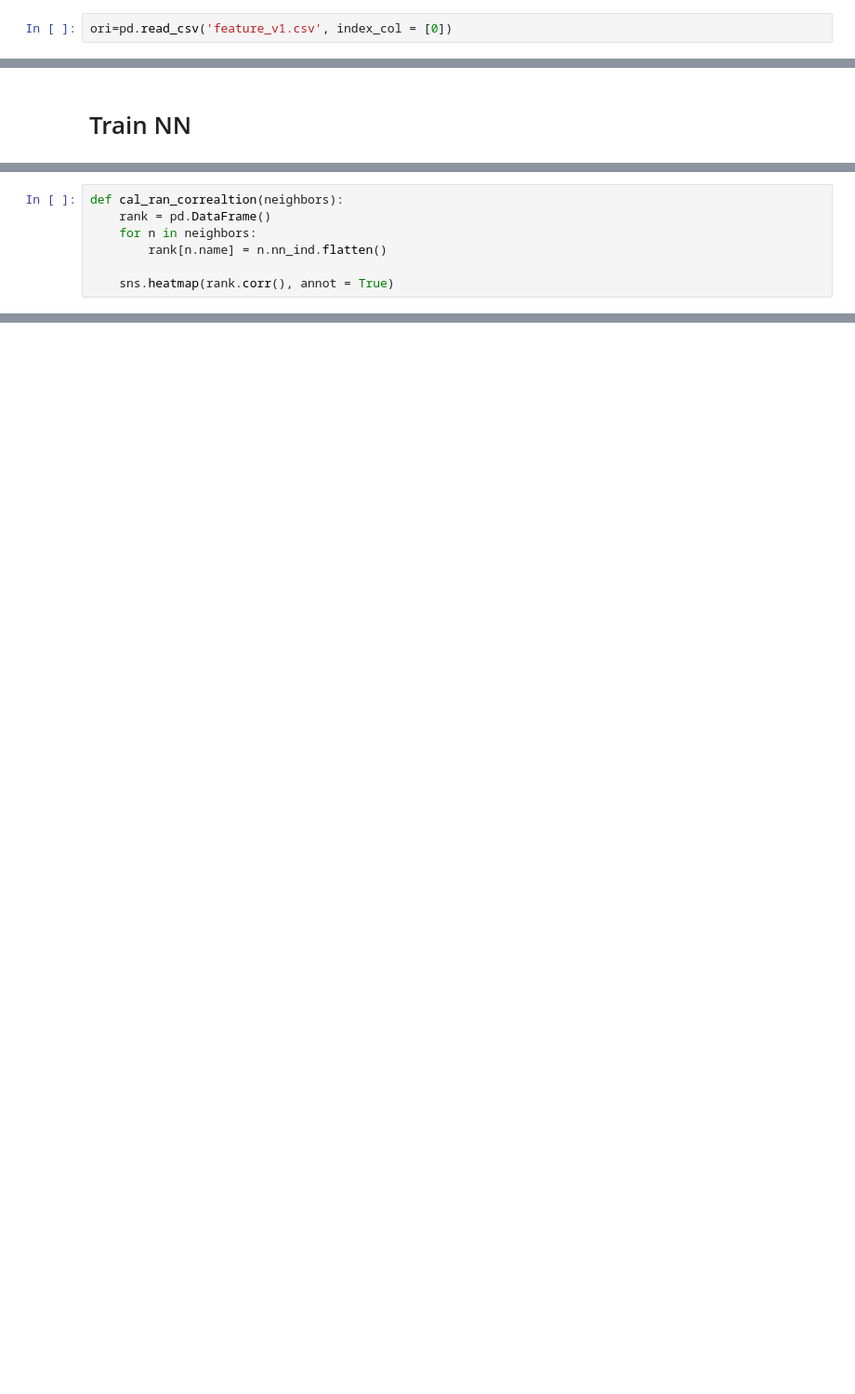
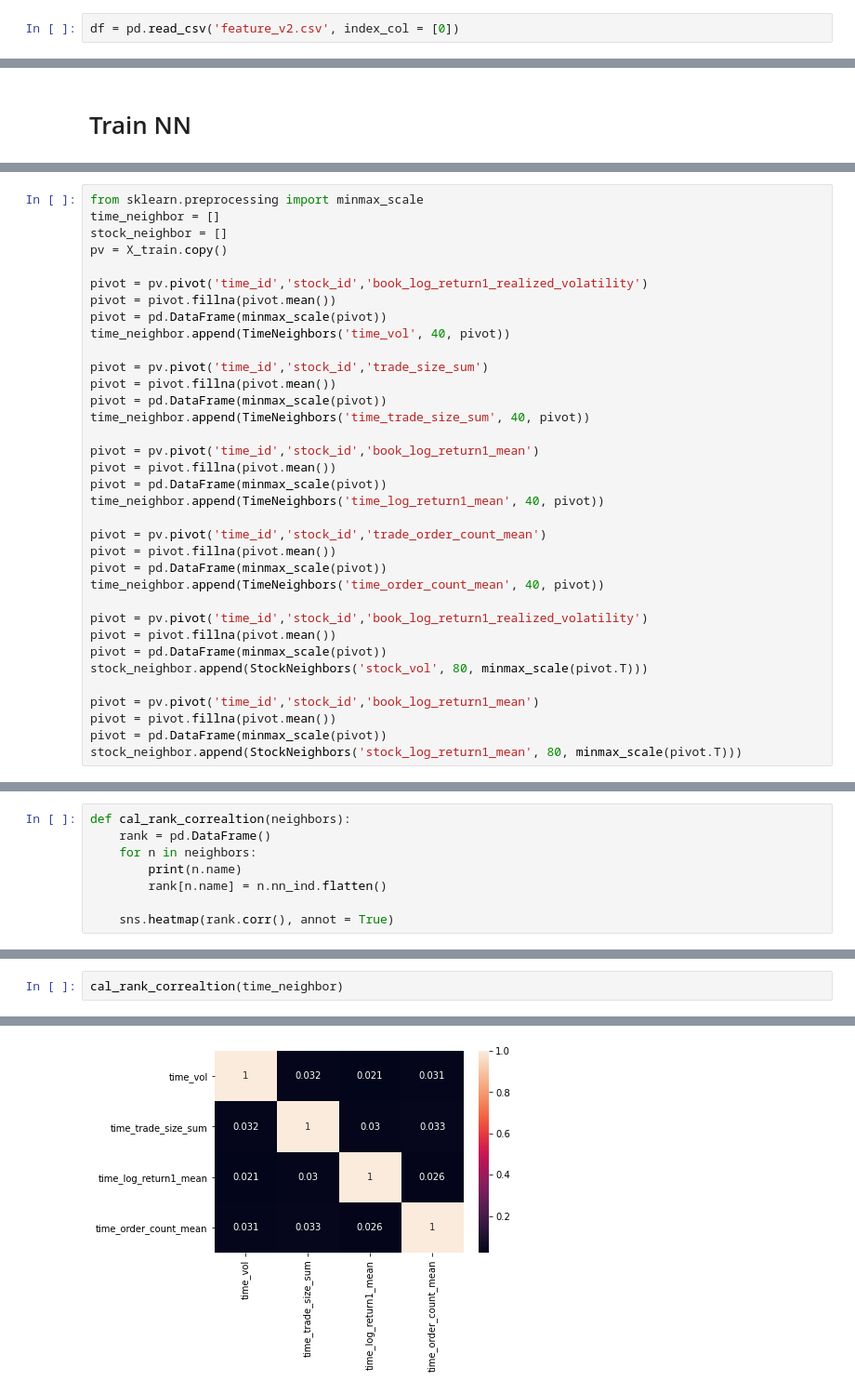
Before and after one commit to guyuuuuu/optiver, a Jupyter notebook: 1st solution/model_selection.ipynb, the cells around one changed output, grey strips where cells are left out. Shown at 93% size. Saved outputs shown, nothing was run; the diff lists cells and outputs as text; blank space fills up the shorter version.

```diff
--- a/1st solution/model_selection.ipynb
+++ b/1st solution/model_selection.ipynb
@@ -16,2 +163,2 @@ df = pd.read_csv('train.csv', index_col=[0])
 # %%
-ori=pd.read_csv('feature_v1.csv', index_col = [0])
+df = pd.read_csv('feature_v2.csv', index_col = [0])
@@ -105,0 +226,35 @@ stock_neighbors = [StockNeighbors('wap1_mean', 10, X_train),
+# %%
+from sklearn.preprocessing import minmax_scale
+time_neighbor = []
+stock_neighbor = []
+pv = X_train.copy()
+
+pivot = pv.pivot('time_id','stock_id','book_log_return1_realized_volatility')
+pivot = pivot.fillna(pivot.mean())
+pivot = pd.DataFrame(minmax_scale(pivot))
+time_neighbor.append(TimeNeighbors('time_vol', 40, pivot))
+
+pivot = pv.pivot('time_id','stock_id','trade_size_sum')
+pivot = pivot.fillna(pivot.mean())
+pivot = pd.DataFrame(minmax_scale(pivot))
+time_neighbor.append(TimeNeighbors('time_trade_size_sum', 40, pivot))
+
+pivot = pv.pivot('time_id','stock_id','book_log_return1_mean')
+pivot = pivot.fillna(pivot.mean())
+pivot = pd.DataFrame(minmax_scale(pivot))
+time_neighbor.append(TimeNeighbors('time_log_return1_mean', 40, pivot))
+
+pivot = pv.pivot('time_id','stock_id','trade_order_count_mean')
+pivot = pivot.fillna(pivot.mean())
+pivot = pd.DataFrame(minmax_scale(pivot))
+time_neighbor.append(TimeNeighbors('time_order_count_mean', 40, pivot))
+
+pivot = pv.pivot('time_id','stock_id','book_log_return1_realized_volatility')
+pivot = pivot.fillna(pivot.mean())
+pivot = pd.DataFrame(minmax_scale(pivot))
+stock_neighbor.append(StockNeighbors('stock_vol', 80, minmax_scale(pivot.T)))
+
+pivot = pv.pivot('time_id','stock_id','book_log_return1_mean')
+pivot = pivot.fillna(pivot.mean())
+pivot = pd.DataFrame(minmax_scale(pivot))
+stock_neighbor.append(StockNeighbors('stock_log_return1_mean', 80, minmax_scale(pivot.T)))
@@ -106,7 +282,8 @@ stock_neighbors = [StockNeighbors('wap1_mean', 10, X_train),
 # %%
-def cal_ran_correaltion(neighbors):
+def cal_rank_correaltion(neighbors):
     rank = pd.DataFrame()
     for n in neighbors:
+        print(n.name)
         rank[n.name] = n.nn_ind.flatten()
 
     sns.heatmap(rank.corr(), annot = True)
@@ -196,0 +290,3 @@ plt.title('How many nearest time_ids to take')
+# %%
+cal_rank_correaltion(time_neighbor)
+# %% [output]
@@ -196,0 +297 @@ plt.title('How many nearest time_ids to take')
+[figure, added]
```
Also changed, not shown: parts of 48 cells of this notebook, 1 other file.
